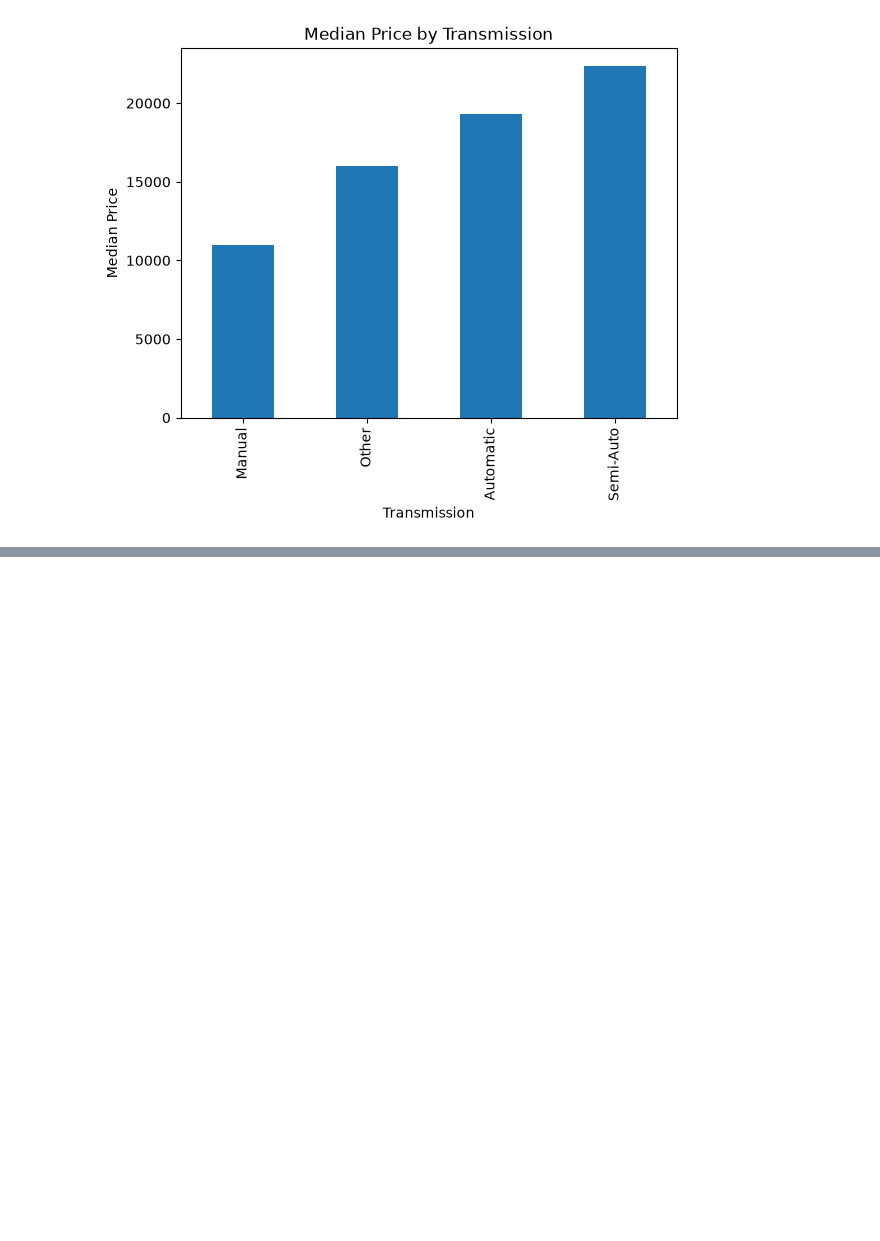
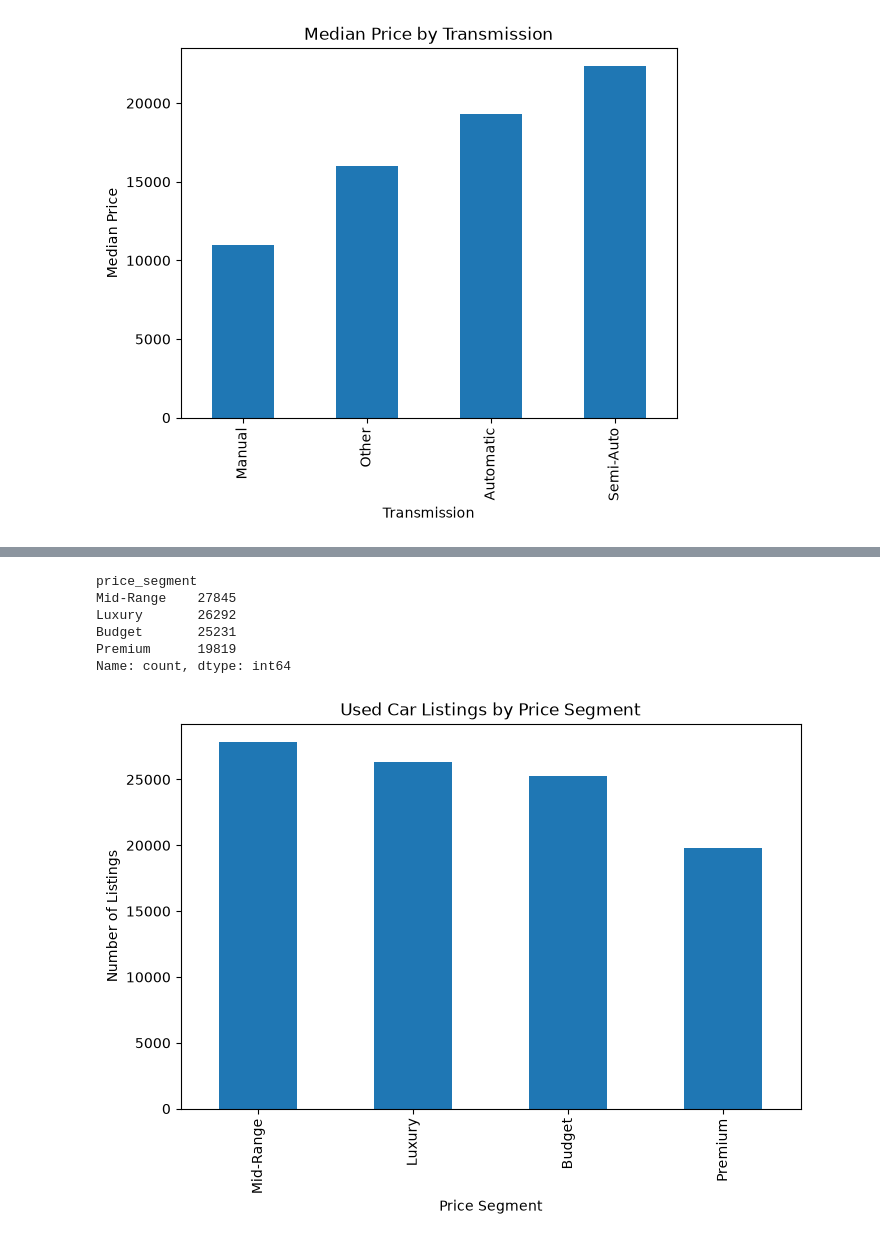
Before and after one commit to niteshbairwa185-pixel/automobile-intelligent-system, a Jupyter notebook: notebooks/02_EDA.ipynb, the cells around one changed output, grey strips where cells are left out. Cells and saved outputs as stored; diff of their text form; code cells hidden in the pictures; blank space fills up the shorter version.

```diff
--- a/notebooks/02_EDA.ipynb
+++ b/notebooks/02_EDA.ipynb
@@ -41,0 +182,28 @@ plt.show()
+# %%
+df["price_segment"] = pd.cut(
+    df["price"],
+    bins=[0, 10000, 15000, 20000, float("inf")],
+    labels=["Budget", "Mid-Range", "Premium", "Luxury"]
+)
+
+df["price_segment"].value_counts()
+# %% [output]
+price_segment
+Mid-Range    27845
+Luxury       26292
+Budget       25231
+Premium      19819
+Name: count, dtype: int64
+# %%
+df["price_segment"].value_counts().plot(
+    kind="bar",
+    figsize=(8, 5)
+)
+
+plt.title("Used Car Listings by Price Segment")
+plt.xlabel("Price Segment")
+plt.ylabel("Number of Listings")
+
+plt.show()
+# %% [output]
+[figure, added]
```
Also changed, not shown: parts of 17 cells of this notebook.
